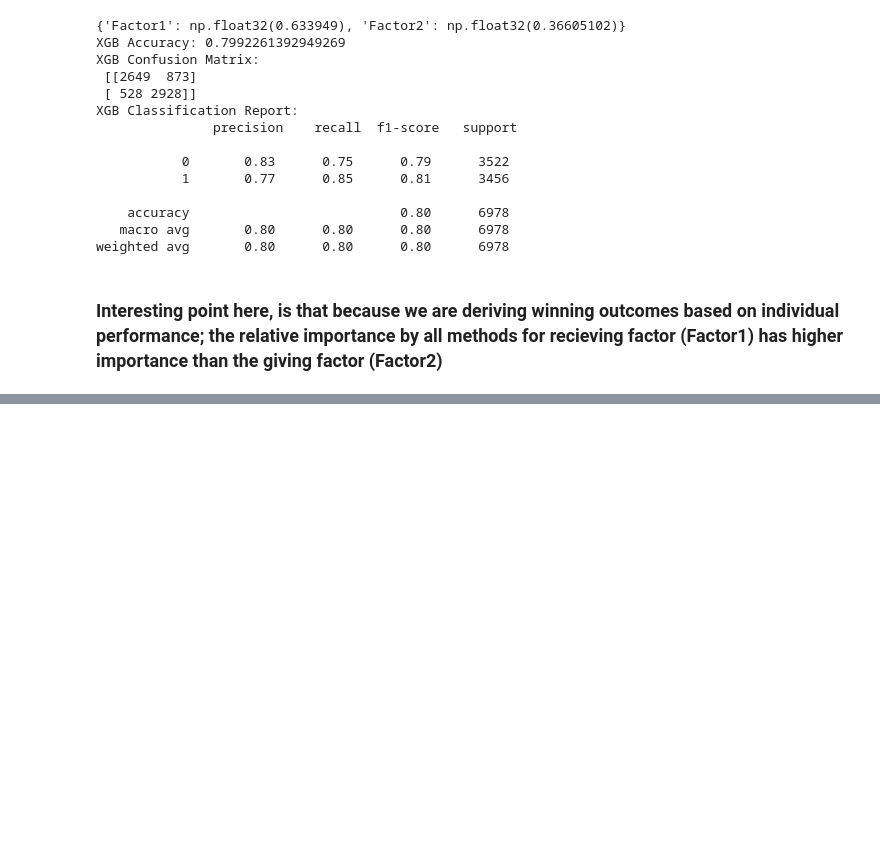
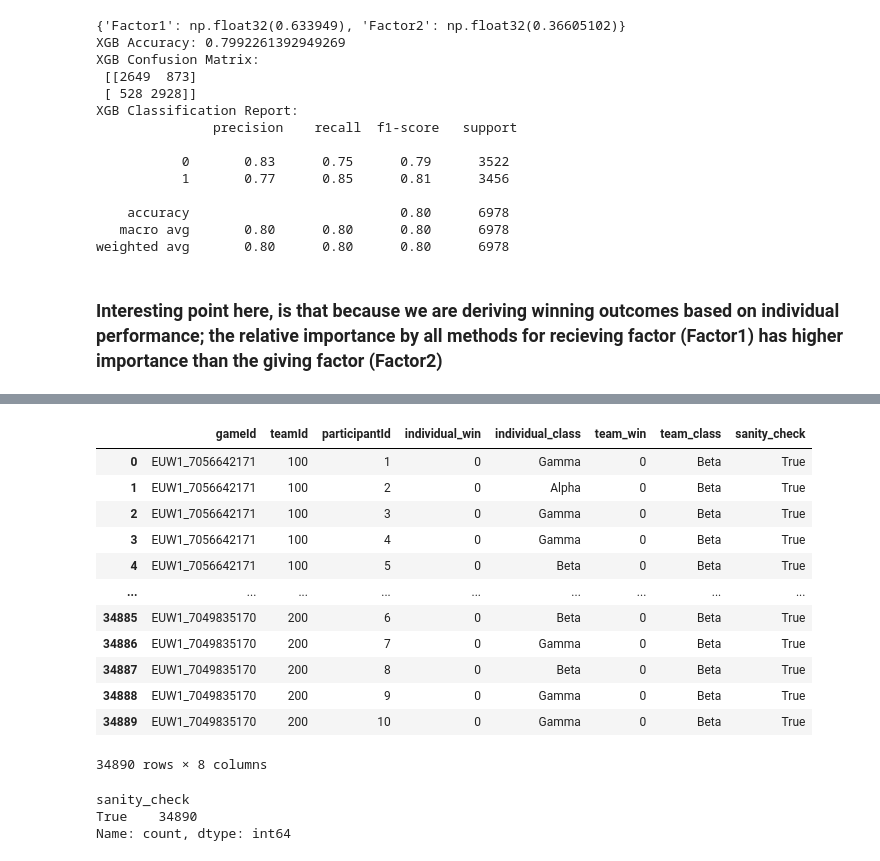
Before and after one commit to TDI-Lab/Collective-Intelligence-LoL, a Jupyter notebook: notebooks/individualAnalysis.ipynb, the cells around one changed output, grey strips where cells are left out. Drawn from its saved outputs; the diff is of its cells as text; code cells hidden in the pictures; blank space fills up the shorter version.

```diff
--- a/notebooks/individualAnalysis.ipynb
+++ b/notebooks/individualAnalysis.ipynb
@@ -739,0 +873,5 @@ weighted avg       0.80      0.80      0.80      6978
+# %%
+individual_groupings = factor_scores_with_individuals[['gameId', 'teamId', 'participantId', 'win', 'individual_class']]
+individual_groupings.rename(columns={'win': 'individual_win'}, inplace=True)
+
+individual_groupings
@@ -739,0 +896,4 @@ weighted avg       0.80      0.80      0.80      6978
+# %%
+# join the indvidual groupings df with team groupings df
+team_groupings = pd.read_csv('./team_groupings.csv')
+team_groupings
@@ -739,0 +914,24 @@ weighted avg       0.80      0.80      0.80      6978
+# %%
+individual_with_team_groupings = individual_groupings.merge(team_groupings, on=['gameId', 'teamId'], how='inner')
+individual_with_team_groupings['sanity_check'] = individual_with_team_groupings['individual_win'] == individual_with_team_groupings['team_win']
+individual_with_team_groupings
+# %% [output]
+|  | gameId | teamId | participantId | individual_win | individual_class | team_win | team_class | sanity_check |
+| 0 | EUW1_7056642171 | 100 | 1 | 0 | Gamma | 0 | Beta | True |
+| 1 | EUW1_7056642171 | 100 | 2 | 0 | Alpha | 0 | Beta | True |
+| 2 | EUW1_7056642171 | 100 | 3 | 0 | Gamma | 0 | Beta | True |
+| 3 | EUW1_7056642171 | 100 | 4 | 0 | Gamma | 0 | Beta | True |
+| 4 | EUW1_7056642171 | 100 | 5 | 0 | Beta | 0 | Beta | True |
+| ... | ... | ... | ... | ... | ... | ... | ... | ... |
+| 34885 | EUW1_7049835170 | 200 | 6 | 0 | Beta | 0 | Beta | True |
+| 34886 | EUW1_7049835170 | 200 | 7 | 0 | Gamma | 0 | Beta | True |
+| 34887 | EUW1_7049835170 | 200 | 8 | 0 | Beta | 0 | Beta | True |
+| 34888 | EUW1_7049835170 | 200 | 9 | 0 | Gamma | 0 | Beta | True |
+| 34889 | EUW1_7049835170 | 200 | 10 | 0 | Gamma | 0 | Beta | True |
+34890 rows × 8 columns
+# %%
+individual_with_team_groupings['sanity_check'].value_counts()
+# %% [output]
+sanity_check
+True    34890
+Name: count, dtype: int64
```
Also changed, not shown: parts of 14 cells of this notebook, 1 other file.
